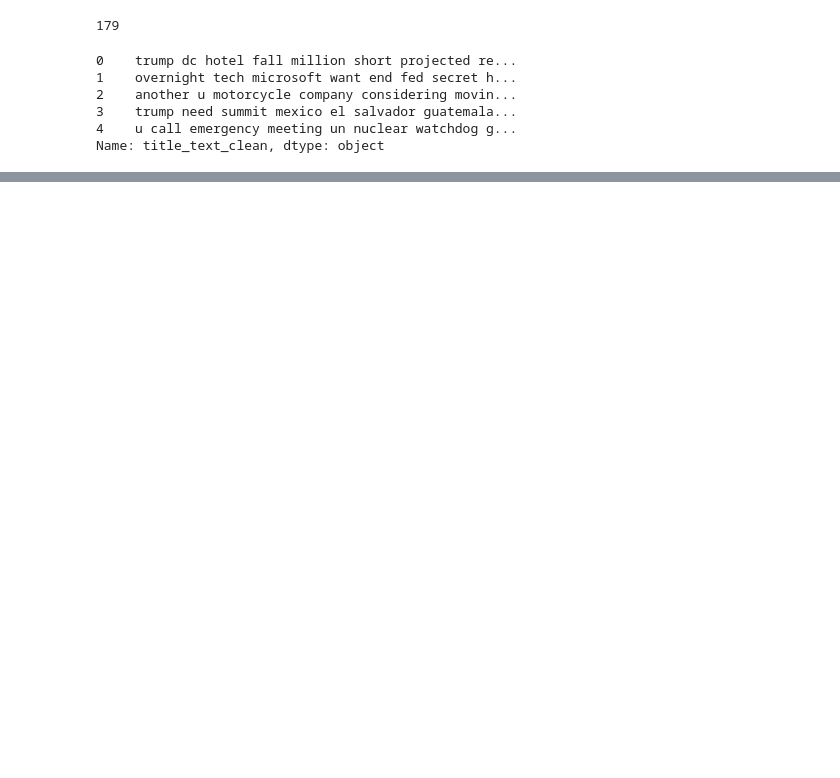
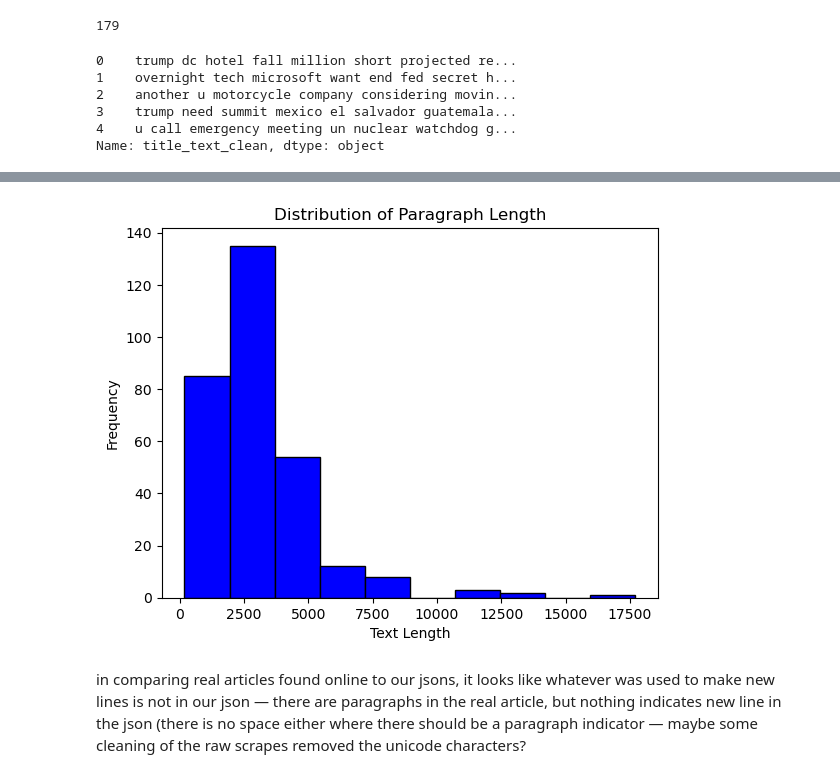
Before and after one commit to meganhmoore/LingoQuartet, a Jupyter notebook: notebooks/jackies_notebook.ipynb, the cells around one changed output, grey strips where cells are left out. Saved outputs shown, nothing was run; the diff lists cells and outputs as text; code cells hidden in the pictures; blank space fills up the shorter version.

```diff
--- a/notebooks/jackies_notebook.ipynb
+++ b/notebooks/jackies_notebook.ipynb
@@ -160,0 +194,11 @@ tokenized_texts = df['title_text_token'].apply(lambda x: tokenizer.tokenize(x))
+# %%
+##compare to full length
+plt.hist(df['text_len'],  color='blue', edgecolor='black')  #bins = bin_break_points,
+plt.xlabel('Text Length')
+plt.ylabel('Frequency')
+plt.title('Distribution of Paragraph Length')
+plt.show()
+# %% [output]
+[figure, added]
+# %% [markdown]
+in comparing real articles found online to our jsons, it looks like whatever was used to make new lines is not in our json — there are paragraphs in the real article, but nothing indicates new line in the json (there is no space either where there should be a paragraph indicator — maybe some cleaning of the raw scrapes removed the unicode characters?
```
Also changed, not shown: parts of 19 cells of this notebook.
